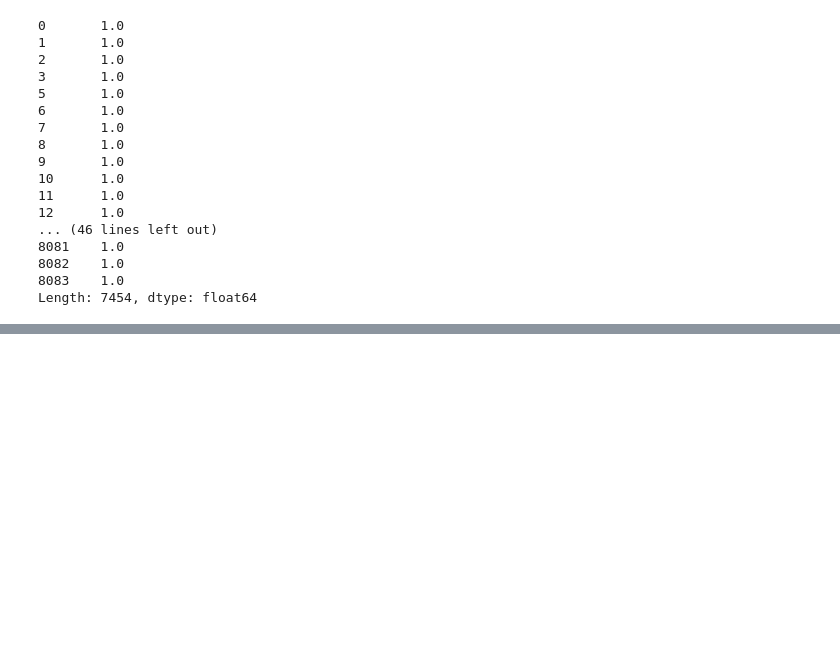
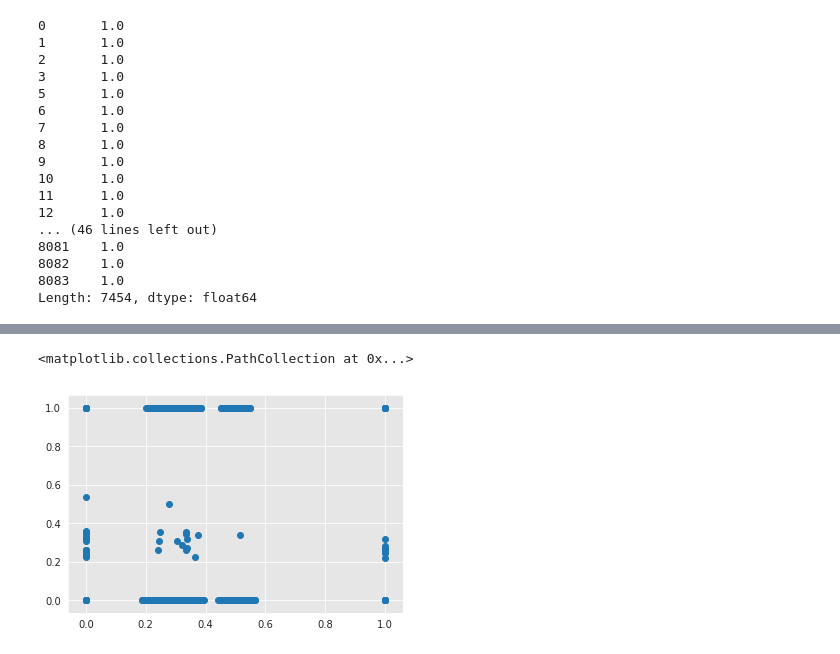
Before and after one commit to zeroknowledgediscovery/mlexpress_, a Jupyter notebook: perturbation_example/Untitled.ipynb, the cells around one changed output, grey strips where cells are left out. Saved outputs shown, nothing was run; the diff lists cells and outputs as text; code cells hidden in the pictures; blank space fills up the shorter version.

```diff
--- a/perturbation_example/Untitled.ipynb
+++ b/perturbation_example/Untitled.ipynb
@@ -105,0 +203,5 @@ Length: 7454, dtype: float64
+# %%
+plt.scatter(rf_.loc['C'],sf_.loc['C'])
+# %% [output]
+<matplotlib.collections.PathCollection at 0x...>
+[figure, added]
```
Also changed, not shown: parts of 10 cells of this notebook, 10 other files.
